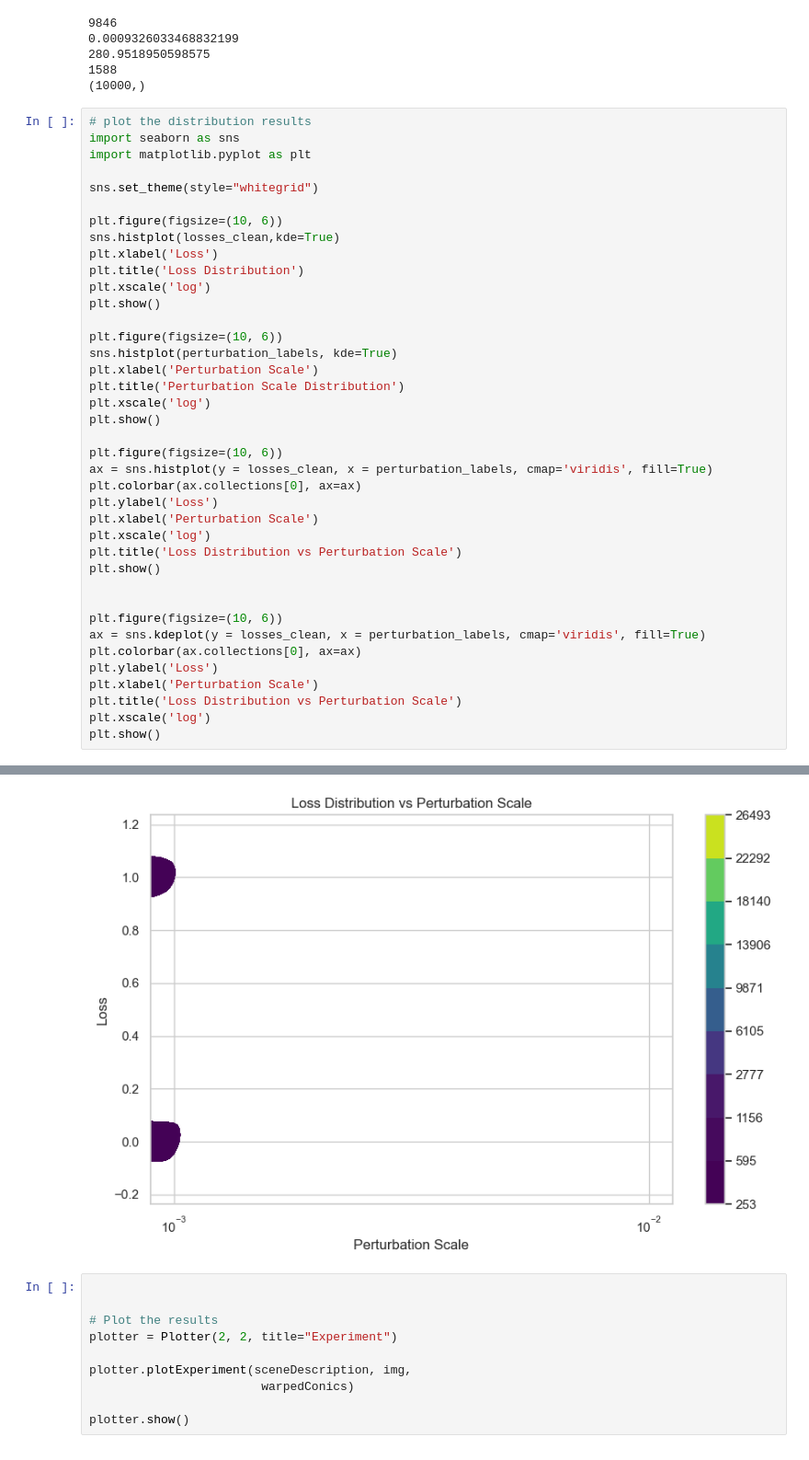
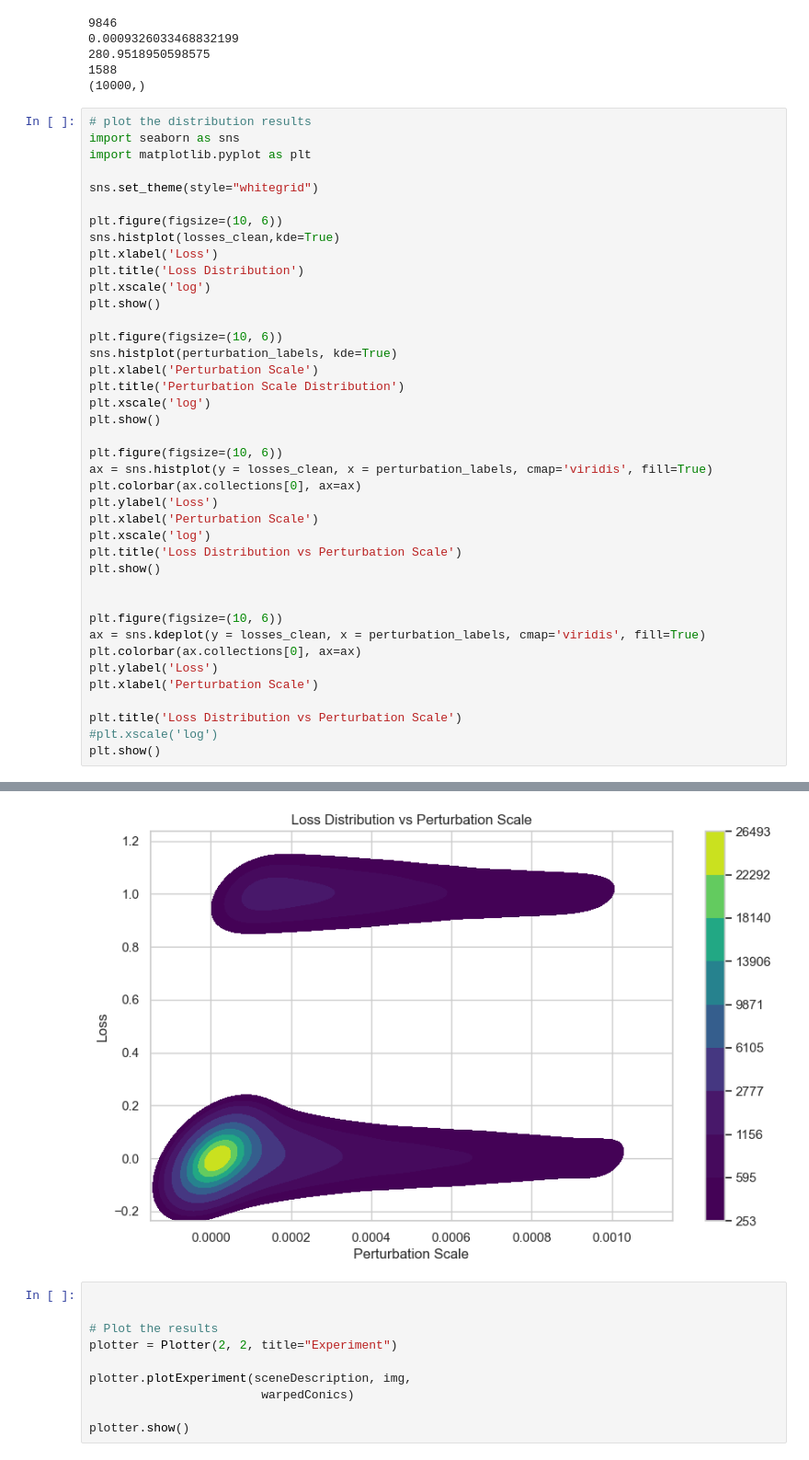
Before and after one commit to HomoTopi/CV_project_24_25_HomotopyContinuation, a Jupyter notebook: Notebooks/delta_vs_eccentricity.ipynb, the cells around one changed output, grey strips where cells are left out. Shown at 92% size. Cells and saved outputs as stored; diff of their text form.

Commit message:
fix: better plot

```diff
--- a/Notebooks/delta_vs_eccentricity.ipynb
+++ b/Notebooks/delta_vs_eccentricity.ipynb
@@ -149,35 +149,36 @@ plt.xscale('log')
 plt.show()
 
 plt.figure(figsize=(10, 6))
 sns.histplot(perturbation_labels, kde=True)
 plt.xlabel('Perturbation Scale')
 plt.title('Perturbation Scale Distribution')
 plt.xscale('log')
 plt.show()
 
 plt.figure(figsize=(10, 6))
 ax = sns.histplot(y = losses_clean, x = perturbation_labels, cmap='viridis', fill=True)
 plt.colorbar(ax.collections[0], ax=ax)
 plt.ylabel('Loss')
 plt.xlabel('Perturbation Scale')
 plt.xscale('log')
 plt.title('Loss Distribution vs Perturbation Scale')
 plt.show()
 
 
 plt.figure(figsize=(10, 6))
 ax = sns.kdeplot(y = losses_clean, x = perturbation_labels, cmap='viridis', fill=True)
 plt.colorbar(ax.collections[0], ax=ax)
 plt.ylabel('Loss')
 plt.xlabel('Perturbation Scale')
+
 plt.title('Loss Distribution vs Perturbation Scale')
-plt.xscale('log')
+#plt.xscale('log')
 plt.show()
 # %% [output]
 [figure]
 [figure]
 [figure]
-[figure, old version]
+[figure, new version]
 # %%
 
 
```
